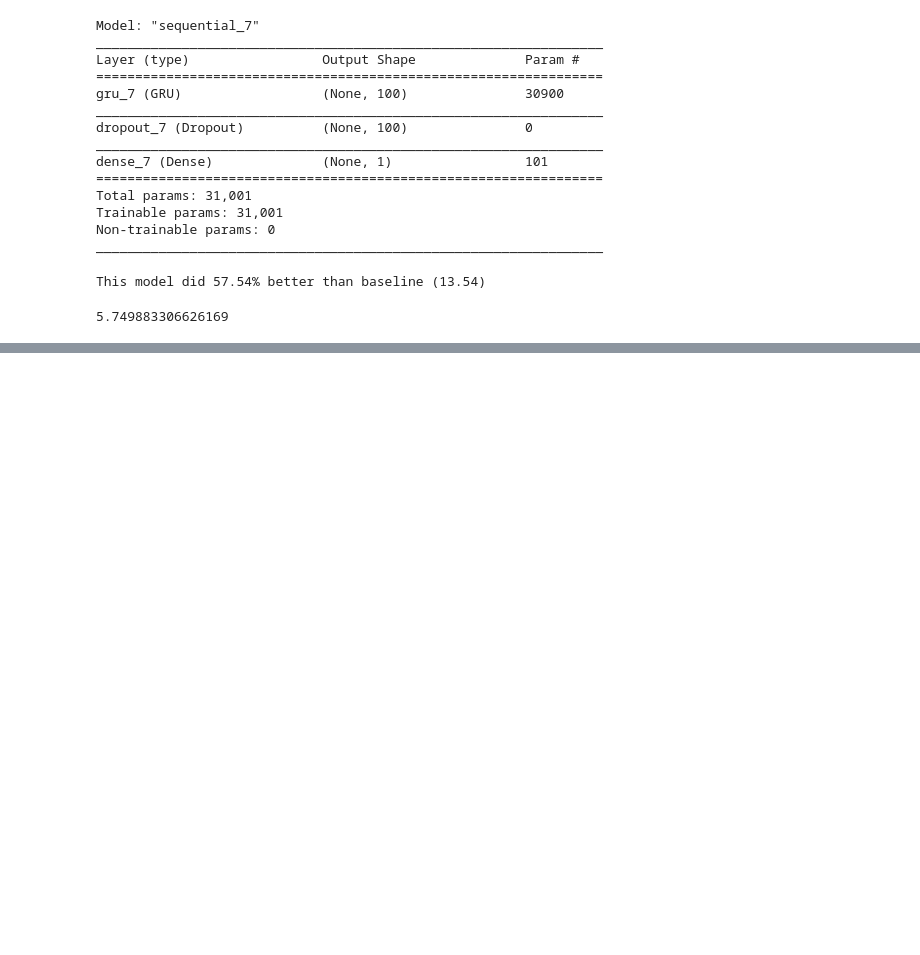
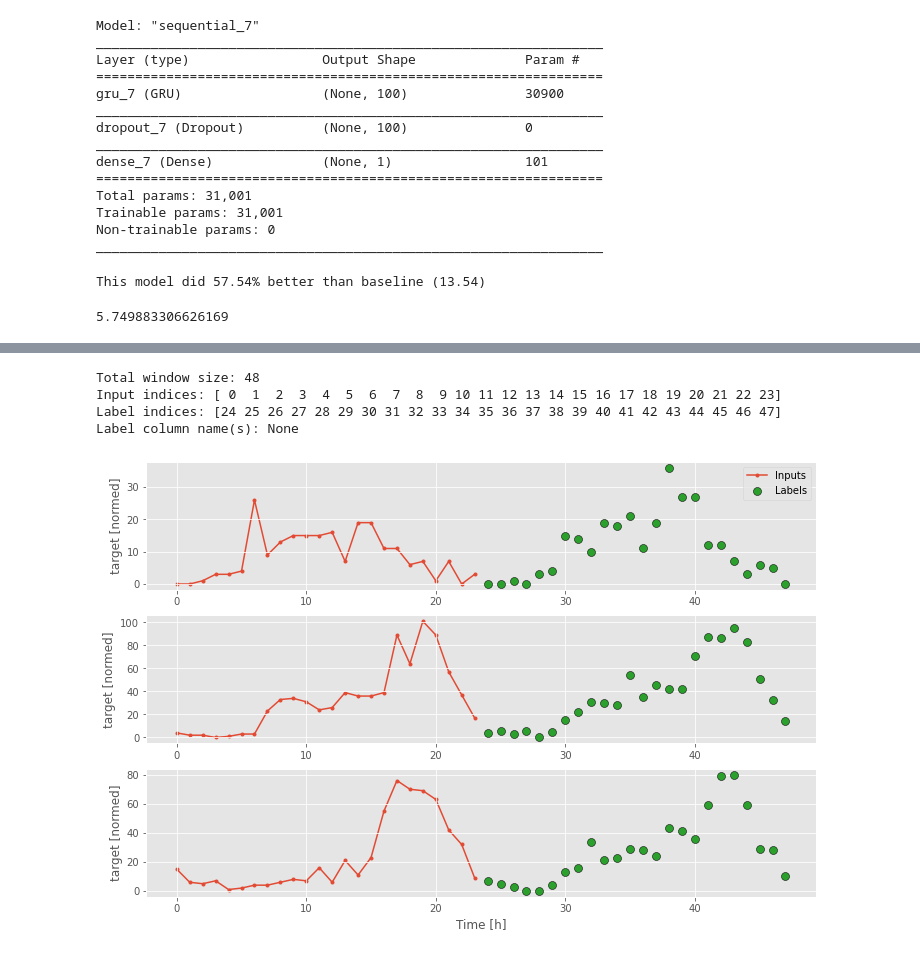
Before and after one commit to nick-kopy/Predicting-Bike-Rental-Station-Traffic, a Jupyter notebook: cap3.ipynb, the cells around one changed output, grey strips where cells are left out. Drawn from its saved outputs; the diff is of its cells as text; code cells hidden in the pictures; blank space fills up the shorter version.

```diff
--- a/cap3.ipynb
+++ b/cap3.ipynb
@@ -948,0 +1091,5 @@ The right window includes
+# %%
+# get a set of data
+data = station_data('chinatown', start_end='end')
+
+data
@@ -948,0 +1110,18 @@ The right window includes
+# %%
+# train, validate, test splits where each are then independently normalized
+
+def bb_split(df):
+    n = len(df)
+    train_df = df[0:int(n*0.7)]
+    val_df = df[int(n*0.7):int(n*0.9)]
+    test_df = df[int(n*0.9):]
+
+    for df in [train_df, val_df, test_df]:
+        mean = df.mean()
+        std = df.std()
+
+        df = (df - mean) / std
+
+    return train_df, val_df, test_df
+# %%
+train_df, val_df, test_df = bb_split(data)
@@ -948,0 +1192,17 @@ The right window includes
+# %%
+OUT_STEPS = 24
+multi_window = WindowGenerator(input_width=24,
+                               label_width=OUT_STEPS,
+                               train_df=train_df, val_df=val_df, test_df=test_df,
+                               shift=OUT_STEPS)
+# %%
+multi_window
+# %% [output]
+Total window size: 48
+Input indices: [ 0  1  2  3  4  5  6  7  8  9 10 11 12 13 14 15 16 17 18 19 20 21 22 23]
+Label indices: [24 25 26 27 28 29 30 31 32 33 34 35 36 37 38 39 40 41 42 43 44 45 46 47]
+Label column name(s): None
+# %%
+multi_window.plot()
+# %% [output]
+[figure, added]
```
Also changed, not shown: parts of 36 cells of this notebook, 1 other file.
